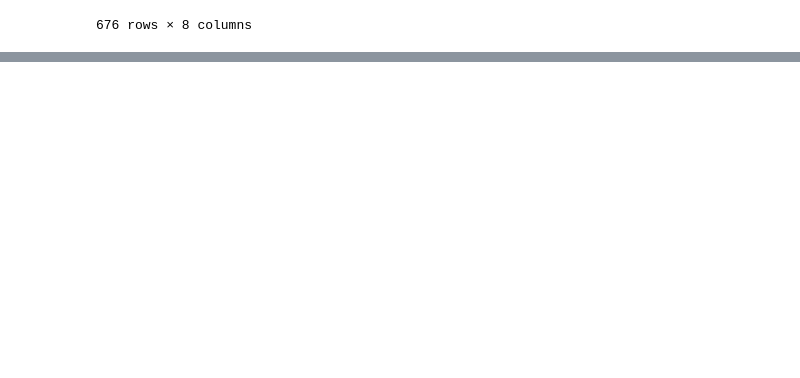
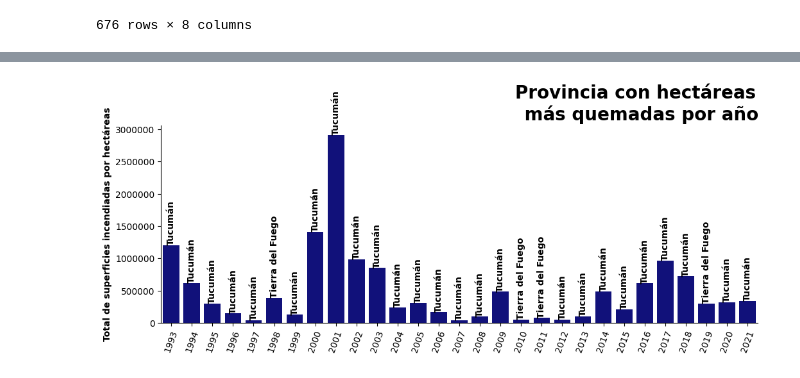
Before and after one commit to AgustinCdeCelis/Incendios-Forestales, a Jupyter notebook: workingfile.ipynb, the cells around one changed output, grey strips where cells are left out. Drawn from its saved outputs; the diff is of its cells as text; code cells hidden in the pictures; blank space fills up the shorter version.

```diff
--- a/workingfile.ipynb
+++ b/workingfile.ipynb
@@ -76,0 +206,4 @@ TypeError: Neither the `x` nor `y` variable appears to be numeric.
+# %%
+incendios_total=df_2.groupby(['superficie_afectada_por_incendios_anio'])['superficie_afectada_por_incendios_provincia','superficie_afectada_por_incendios_total_hectareas'].max().reset_index()
+
+incendios_total.head()
@@ -76,0 +217,31 @@ TypeError: Neither the `x` nor `y` variable appears to be numeric.
+# %%
+import matplotlib.ticker as ticker
+
+fig, ax= plt.subplots(figsize=(12,4))
+
+plt.title('Provincia con hectáreas \n más quemadas por año',weight='bold',x=0.8,size=20)
+
+sns.barplot(incendios_total,x='superficie_afectada_por_incendios_anio',y='superficie_afectada_por_incendios_total_hectareas',color='darkblue')
+
+ax.set_ylabel("Total de superficies incendiadas por hectáreas",weight='bold')
+ax.set_xlabel(None)
+ax.spines[['right', 'top']].set_visible(False)
+
+plt.xticks(rotation = 70)
+
+
+for i, v in enumerate(incendios_total['superficie_afectada_por_incendios_total_hectareas']):
+    plt.text(i , v-1, incendios_total['superficie_afectada_por_incendios_provincia'][i],ha='center',va='bottom',rotation=90,weight='bold')
+
+
+# Disable scientific notation on the y-axis
+ax = plt.gca()
+formatter = ticker.ScalarFormatter(useMathText=False)
+formatter.set_scientific(False)
+ax.yaxis.set_major_formatter(formatter)
+
+#plt.subplots_adjust(top=0.95)
+
+plt.show()
+# %% [output]
+[figure, added]
```
Also changed, not shown: parts of 16 cells of this notebook.
